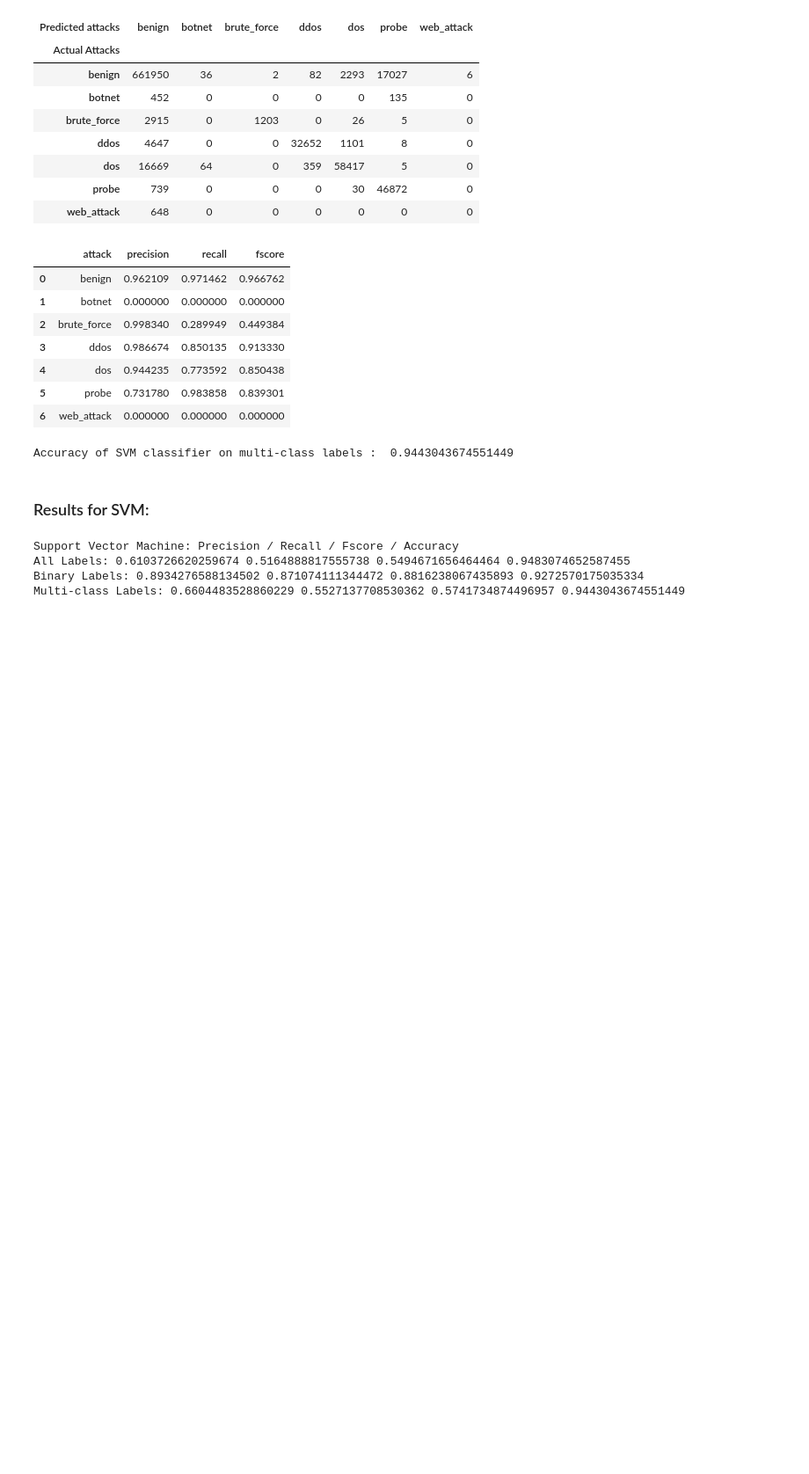
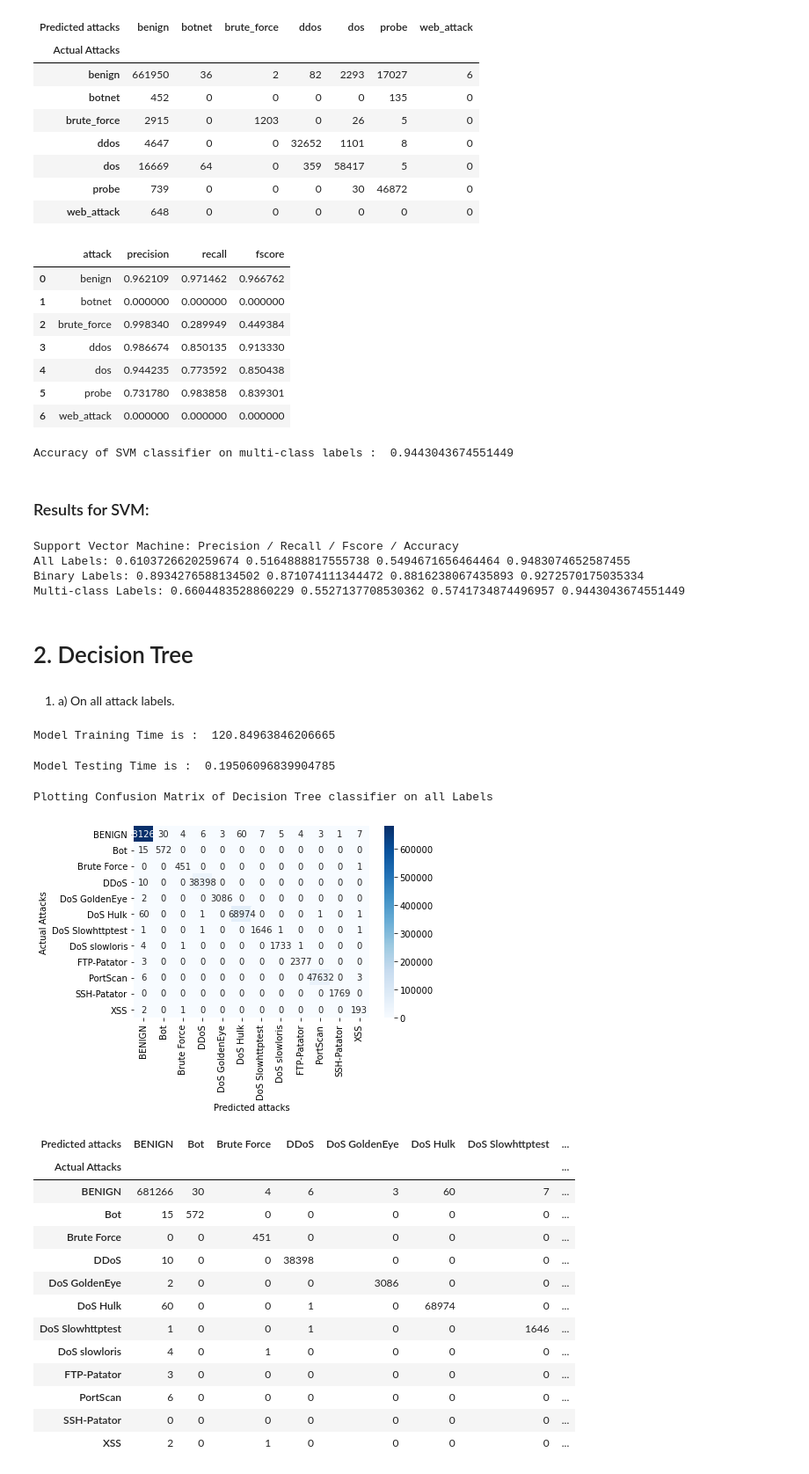
Before and after one commit to aditya7139/project_cse, a Jupyter notebook: codes/project_3.ipynb, the cells around one changed output. Shown at 88% size. Saved outputs shown, nothing was run; the diff lists cells and outputs as text; code cells hidden in the pictures; blank space fills up the shorter version.

```diff
--- a/codes/project_3.ipynb
+++ b/codes/project_3.ipynb
@@ -76,7 +79,8 @@ Datasets is available in 8 different csv files.
 # # saving the combined dataset to disk named cicids.csv
 # dataset.to_csv('cicids')
 # %%
-dataset=pd.read_csv('cicids.csv')
+dataset=pd.read_csv('../datasets/cicids.csv')
+# dataset=pd.read_csv('drive/MyDrive/datasets/cicids.zip')
 # %%
 # Dimenions of dataset.
 print(dataset.shape)
@@ -713,3 +717,58 @@ Support Vector Machine: Precision / Recall / Fscore / Accuracy
 All Labels: 0.6103726620259674 0.5164888817555738 0.5494671656464464 0.9483074652587455
 Binary Labels: 0.8934276588134502 0.871074111344472 0.8816238067435893 0.9272570175035334
 Multi-class Labels: 0.6604483528860229 0.5527137708530362 0.5741734874496957 0.9443043674551449
+# %% [markdown]
+# 2. Decision Tree
+# %%
+classifier = DecisionTreeClassifier(random_state = 0)
+# %% [markdown]
+1. a) On all attack labels.
+# %%
+# fit the model
+
+start = time.time()
+classifier.fit(x_train, y_train.Label)
+end = time.time()
+training_time = end - start
+
+print("Model Training Time is : ", training_time)
+# %% [output]
+Model Training Time is :  120.84963846206665
+# %%
+# predicting test results of Decision Tree classifier on all labels.
+
+start = time.time()
+y_predict = classifier.predict(x_test)
+end = time.time()
+testing_time = end  - start
+
+print("Model Testing Time is : ", testing_time)
+# %% [output]
+Model Testing Time is :  0.19506096839904785
+# %%
+# Creating confusion matrix for Decision Tree classifier on all labels.
+
+confusion_dt_1 = pd.crosstab(y_test.Label, y_predict, rownames=['Actual Attacks'], colnames=['Predicted attacks'])
+
+print("Plotting Confusion Matrix of Decision Tree classifier on all Labels ")
+
+sn.heatmap(confusion_dt_1, annot=True, cmap= 'Blues', fmt='d')
+plt.show()
+confusion_dt_1
+# %% [output]
+Plotting Confusion Matrix of Decision Tree classifier on all Labels
+[figure, added]
+| Predicted attacks | BENIGN | Bot | Brute Force | DDoS | DoS GoldenEye | DoS Hulk | DoS Slowhttptest | ... |
+| Actual Attacks |  |  |  |  |  |  |  | ... |
+| BENIGN | 681266 | 30 | 4 | 6 | 3 | 60 | 7 | ... |
+| Bot | 15 | 572 | 0 | 0 | 0 | 0 | 0 | ... |
+| Brute Force | 0 | 0 | 451 | 0 | 0 | 0 | 0 | ... |
+| DDoS | 10 | 0 | 0 | 38398 | 0 | 0 | 0 | ... |
+| DoS GoldenEye | 2 | 0 | 0 | 0 | 3086 | 0 | 0 | ... |
+| DoS Hulk | 60 | 0 | 0 | 1 | 0 | 68974 | 0 | ... |
+| DoS Slowhttptest | 1 | 0 | 0 | 1 | 0 | 0 | 1646 | ... |
+| DoS slowloris | 4 | 0 | 1 | 0 | 0 | 0 | 0 | ... |
+| FTP-Patator | 3 | 0 | 0 | 0 | 0 | 0 | 0 | ... |
+| PortScan | 6 | 0 | 0 | 0 | 0 | 0 | 0 | ... |
+| SSH-Patator | 0 | 0 | 0 | 0 | 0 | 0 | 0 | ... |
+| XSS | 2 | 0 | 1 | 0 | 0 | 0 | 0 | ... |
```
Also changed, not shown: parts of 67 cells of this notebook, 14 other files.
